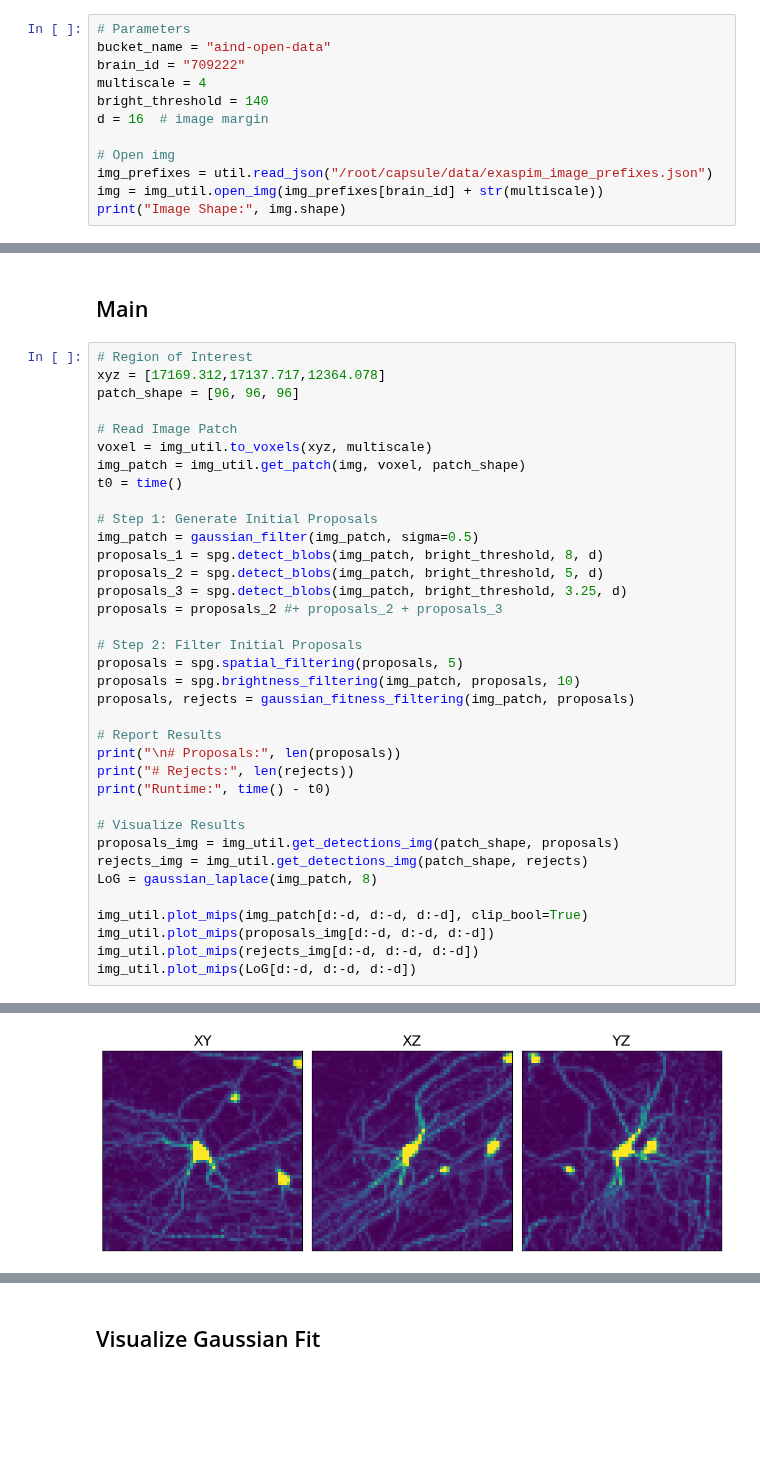
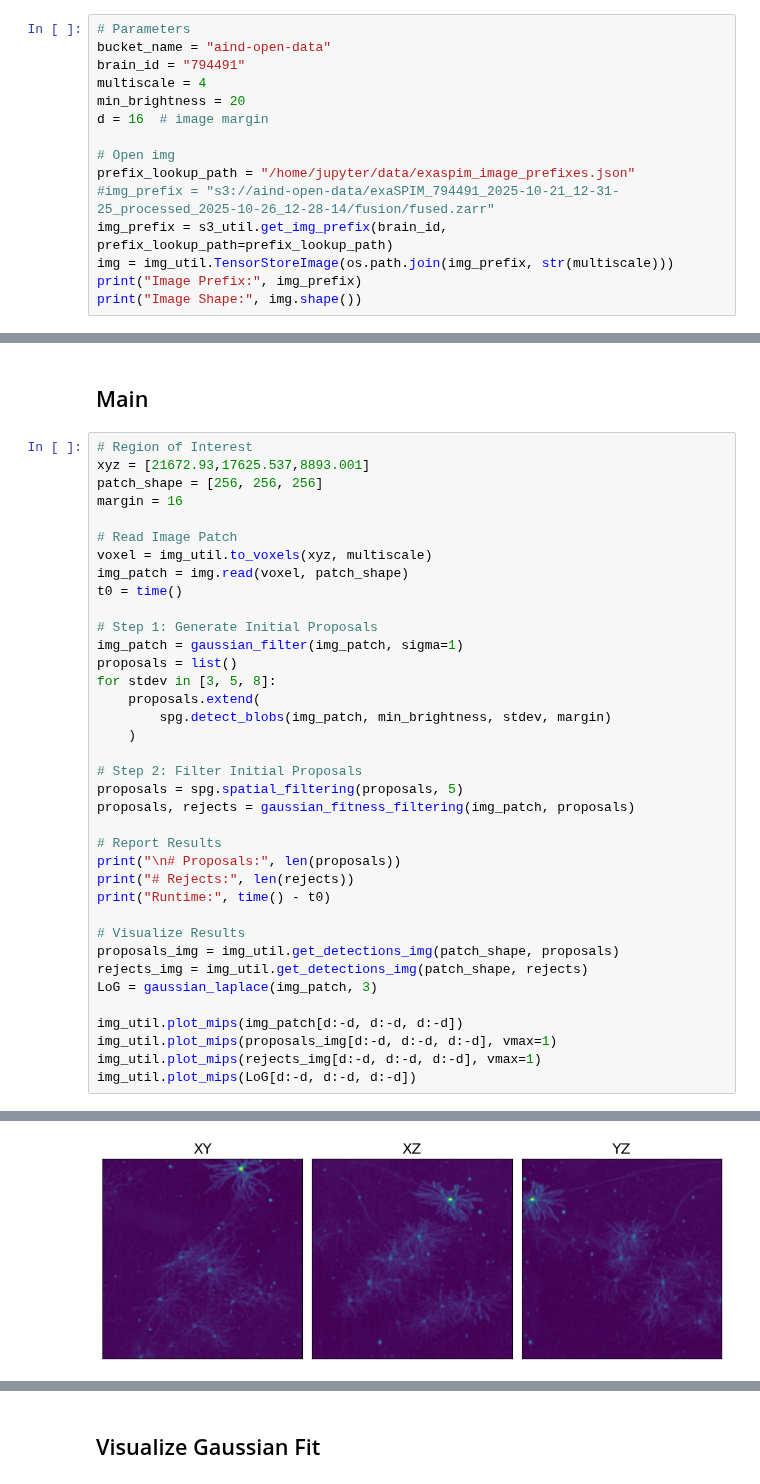
Before and after one commit to AllenNeuralDynamics/aind-exaspim-soma-detection, a Jupyter notebook: tutorials/proposal_generation.ipynb, the cells around one changed output, grey strips where cells are left out. Saved outputs shown, nothing was run; the diff lists cells and outputs as text; blank space fills up the shorter version.

```diff
--- a/tutorials/proposal_generation.ipynb
+++ b/tutorials/proposal_generation.ipynb
@@ -94,13 +97,16 @@ def gaussian_fitness_filtering(img_patch, proposals, r=4):
 # %%
 # Parameters
 bucket_name = "aind-open-data"
-brain_id = "709222"
+brain_id = "794491"
 multiscale = 4
-bright_threshold = 140
+min_brightness = 20
 d = 16  # image margin
 
 # Open img
-img_prefixes = util.read_json("/root/capsule/data/exaspim_image_prefixes.json")
-img = img_util.open_img(img_prefixes[brain_id] + str(multiscale))
-print("Image Shape:", img.shape)
+prefix_lookup_path = "/home/jupyter/data/exaspim_image_prefixes.json"
+#img_prefix = "s3://aind-open-data/exaSPIM_794491_2025-10-21_12-31-25_processed_2025-10-26_12-28-14/fusion/fused.zarr"
+img_prefix = s3_util.get_img_prefix(brain_id, prefix_lookup_path=prefix_lookup_path)
+img = img_util.TensorStoreImage(os.path.join(img_prefix, str(multiscale)))
+print("Image Prefix:", img_prefix)
+print("Image Shape:", img.shape())
 # %% [output]
@@ -109,24 +116,25 @@ Image Shape: (1, 1, 1811, 1836, 3928)
 ## Main
 # %%
 # Region of Interest
-xyz = [17169.312,17137.717,12364.078]
-patch_shape = [96, 96, 96]
+xyz = [21672.93,17625.537,8893.001]
+patch_shape = [256, 256, 256]
+margin = 16
 
 # Read Image Patch
 voxel = img_util.to_voxels(xyz, multiscale)
-img_patch = img_util.get_patch(img, voxel, patch_shape)
+img_patch = img.read(voxel, patch_shape)
 t0 = time()
 
 # Step 1: Generate Initial Proposals
-img_patch = gaussian_filter(img_patch, sigma=0.5)
-proposals_1 = spg.detect_blobs(img_patch, bright_threshold, 8, d)
-proposals_2 = spg.detect_blobs(img_patch, bright_threshold, 5, d)
-proposals_3 = spg.detect_blobs(img_patch, bright_threshold, 3.25, d)
-proposals = proposals_2 #+ proposals_2 + proposals_3
+img_patch = gaussian_filter(img_patch, sigma=1)
+proposals = list()
+for stdev in [3, 5, 8]:
+    proposals.extend(
+        spg.detect_blobs(img_patch, min_brightness, stdev, margin)
+    )
 
 # Step 2: Filter Initial Proposals
 proposals = spg.spatial_filtering(proposals, 5)
-proposals = spg.brightness_filtering(img_patch, proposals, 10)
 proposals, rejects = gaussian_fitness_filtering(img_patch, proposals)
 
 # Report Results
@@ -137,10 +145,10 @@ print("Runtime:", time() - t0)
 # Visualize Results
 proposals_img = img_util.get_detections_img(patch_shape, proposals)
 rejects_img = img_util.get_detections_img(patch_shape, rejects)
-LoG = gaussian_laplace(img_patch, 8)
+LoG = gaussian_laplace(img_patch, 3)
 
-img_util.plot_mips(img_patch[d:-d, d:-d, d:-d], clip_bool=True)
-img_util.plot_mips(proposals_img[d:-d, d:-d, d:-d])
-img_util.plot_mips(rejects_img[d:-d, d:-d, d:-d])
+img_util.plot_mips(img_patch[d:-d, d:-d, d:-d])
+img_util.plot_mips(proposals_img[d:-d, d:-d, d:-d], vmax=1)
+img_util.plot_mips(rejects_img[d:-d, d:-d, d:-d], vmax=1)
 img_util.plot_mips(LoG[d:-d, d:-d, d:-d])
 # %% [output]
@@ -155 +172 @@ Runtime: 0.6890439987182617
-[figure, old version]
+[figure, new version]
```
Also changed, not shown: parts of 5 cells of this notebook, 1 other file.
